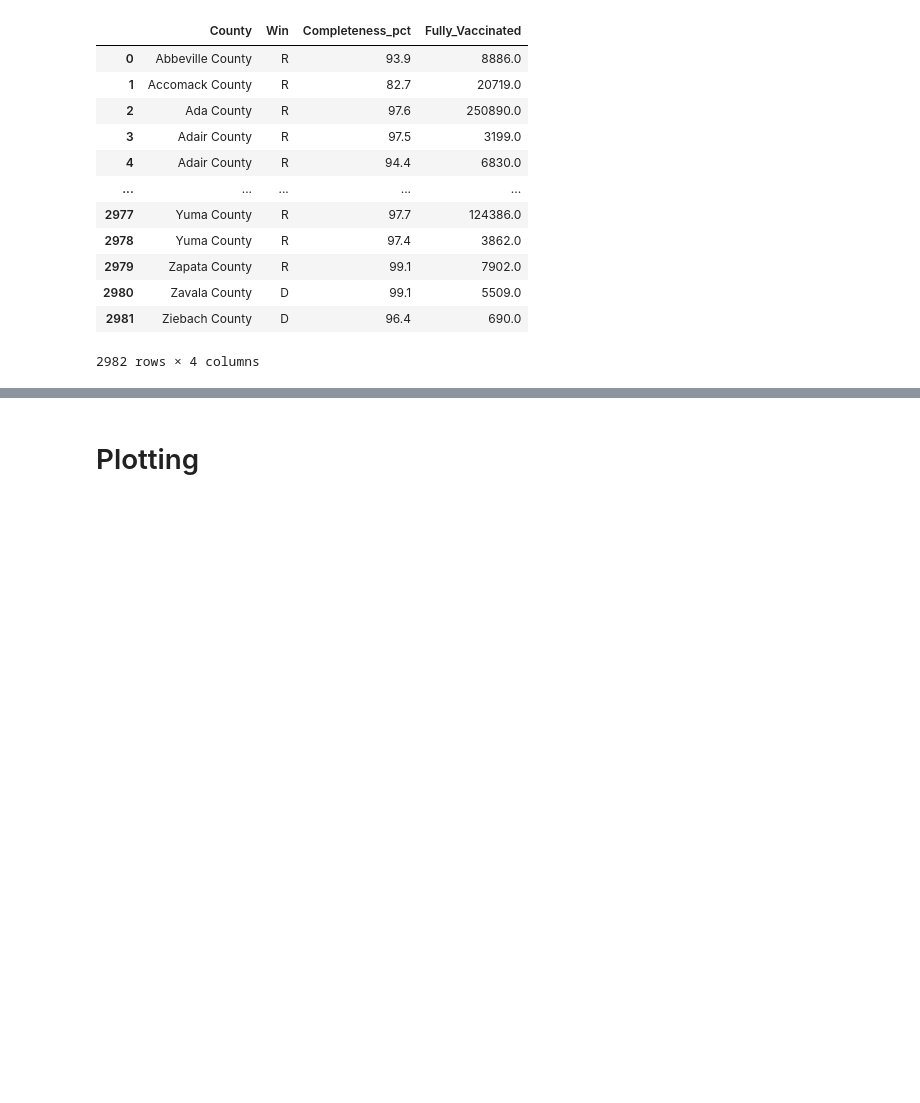
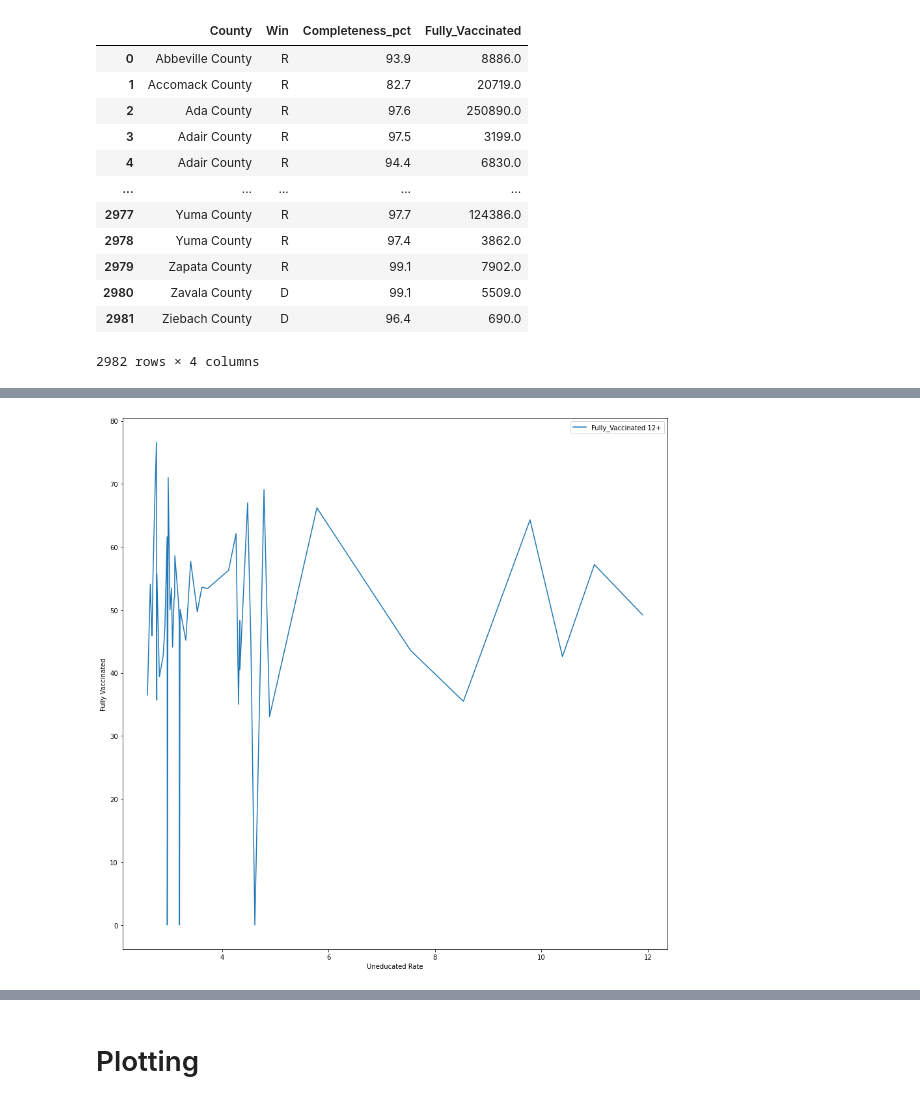
Before and after one commit to pandeysudip/COVID-19-Vaccination-Rate, a Jupyter notebook: Analysis/sqlalchemy.ipynb, the cells around one changed output, grey strips where cells are left out. Saved outputs shown, nothing was run; the diff lists cells and outputs as text; code cells hidden in the pictures; blank space fills up the shorter version.

```diff
--- a/Analysis/sqlalchemy.ipynb
+++ b/Analysis/sqlalchemy.ipynb
@@ -311,0 +322,9 @@ df_alc2
+# %%
+
+fig, ax=plt.subplots(figsize=(15,15))
+df_2.plot(x='Uneducated Rate', y='Fully_Vaccinated 12+'
+           ,ax=ax)
+ax.set_ylabel("Fully Vaccinated")
+plt.show()
+# %% [output]
+[figure, added]
```
Also changed, not shown: parts of 8 cells of this notebook, 3 other files.
